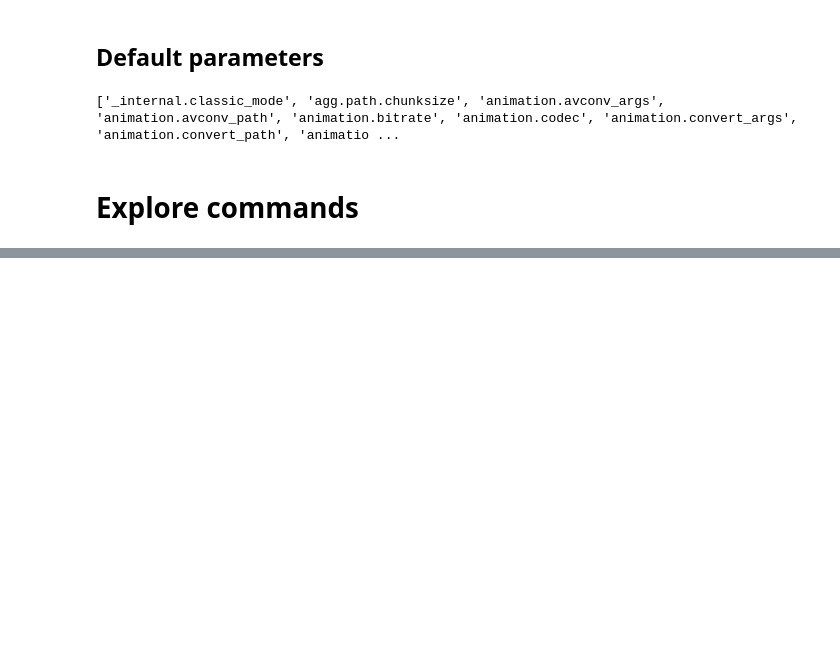
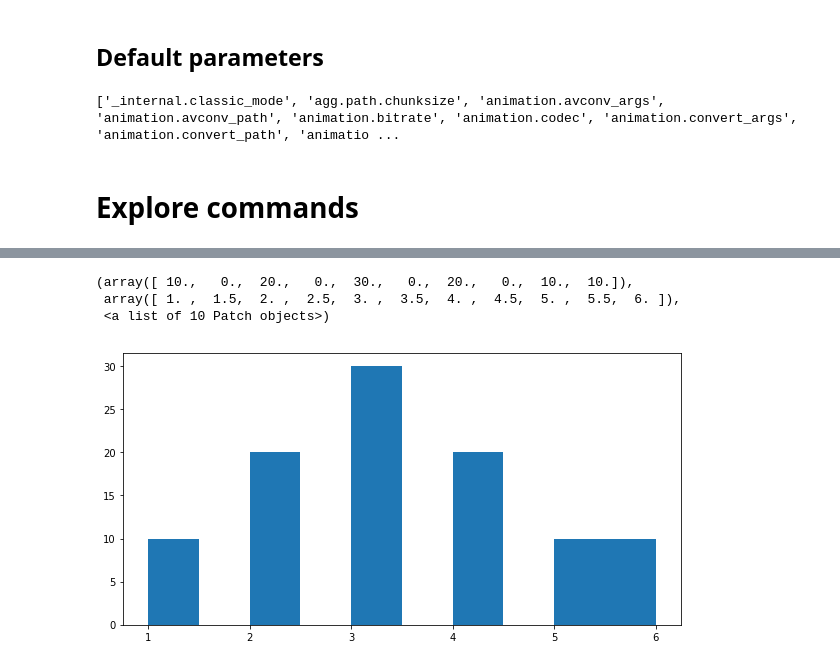
Before and after one commit to gcbeltramini/python, a Jupyter notebook: cookbook/Matplotlib-edit.ipynb, the cells around one changed output, grey strips where cells are left out. Drawn from its saved outputs; the diff is of its cells as text; code cells hidden in the pictures; blank space fills up the shorter version.

```diff
--- a/cookbook/Matplotlib-edit.ipynb
+++ b/cookbook/Matplotlib-edit.ipynb
@@ -146,0 +161,10 @@ ax.legend_.prop.set_size(12)
+# %%
+fig, ax = plt.subplots(nrows=1, ncols=1, figsize=(10, 5))
+data = [1,2,2,3,3,3,4,4,5,6]
+# ax.hist(data, normed=True)  # total area = 1
+ax.hist(data, weights=[100./len(data)]*len(data))  # sum of the height of the bars = 100%
+# %% [output]
+(array([ 10.,   0.,  20.,   0.,  30.,   0.,  20.,   0.,  10.,  10.]),
+ array([ 1. ,  1.5,  2. ,  2.5,  3. ,  3.5,  4. ,  4.5,  5. ,  5.5,  6. ]),
+ <a list of 10 Patch objects>)
+[figure, added]
```
Also changed, not shown: parts of 1 cell of this notebook.
